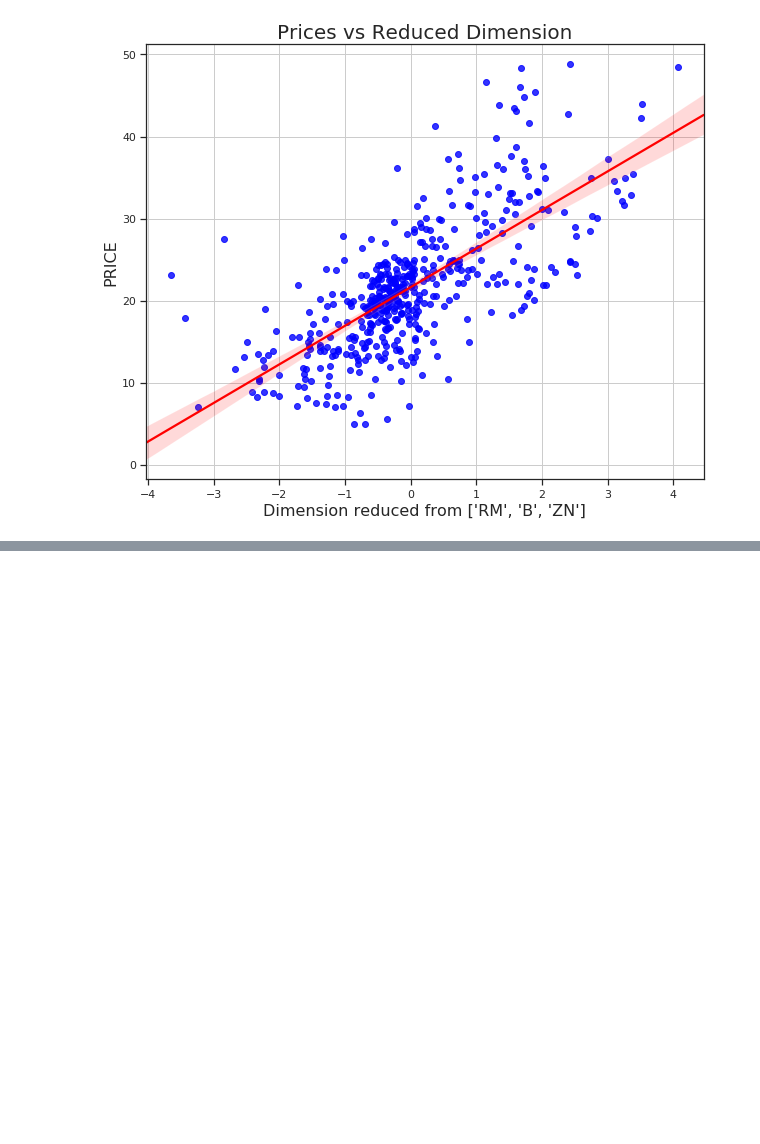
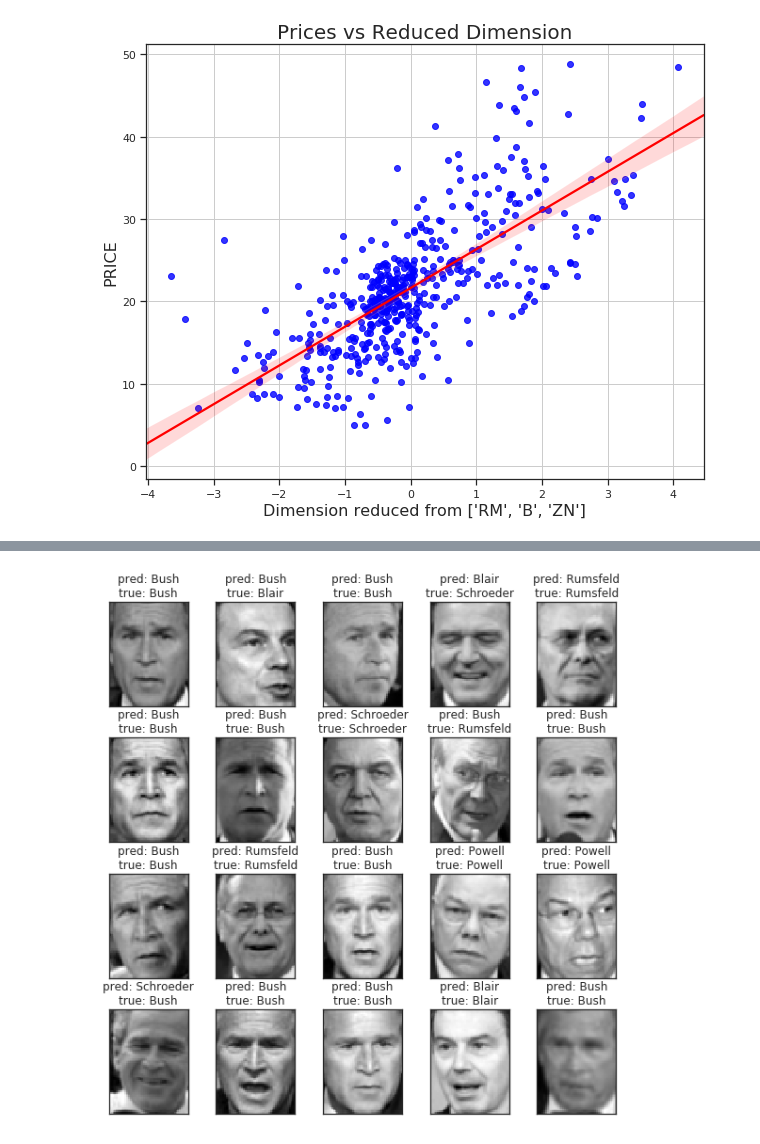
Before and after one commit to jchen8000/MachineLearning, a Jupyter notebook: Clustering and Unsupervised Learning/Principal_Component_Analysis_(PCA).ipynb, the cells around one changed output, grey strips where cells are left out. Saved outputs shown, nothing was run; the diff lists cells and outputs as text; code cells hidden in the pictures; blank space fills up the shorter version.

```diff
--- a/Clustering and Unsupervised Learning/Principal_Component_Analysis_(PCA).ipynb
+++ b/Clustering and Unsupervised Learning/Principal_Component_Analysis_(PCA).ipynb
@@ -245,0 +264,8 @@ FileNotFoundError: ignored
+# %%
+# Compute a PCA
+n_components = 100
+pca = PCA(n_components=n_components, whiten=True).fit(X_train)
+
+# apply PCA transformation
+X_train_pca = pca.transform(X_train)
+X_test_pca = pca.transform(X_test)
@@ -245,0 +276,6 @@ FileNotFoundError: ignored
+# %%
+# train a neural network
+from sklearn.neural_network import MLPClassifier
+
+print("Fitting the classifier to the training set")
+clf = MLPClassifier(hidden_layer_sizes=(1024,), batch_size=256, verbose=True, early_stopping=True).fit(X_train_pca, y_train)
@@ -245,0 +300,5 @@ FileNotFoundError: ignored
+# %%
+from sklearn.metrics import classification_report
+
+y_pred = clf.predict(X_test_pca)
+print(classification_report(y_test, y_pred, target_names=target_names))
@@ -245,0 +317,22 @@ FileNotFoundError: ignored
+# %%
+# Visualization
+def plot_gallery(images, titles, h, w, rows=4, cols=5):
+    plt.figure(figsize=(10,10))
+    plt.subplots_adjust(wspace=0.1, hspace=0.3)
+    for i in range(rows * cols):
+        plt.subplot(rows, cols, i + 1)
+        plt.imshow(images[i].reshape((h, w)), cmap=plt.cm.gray)
+        plt.title(titles[i])
+        plt.xticks(())
+        plt.yticks(())
+
+def titles(y_pred, y_test, target_names):
+    for i in range(y_pred.shape[0]):
+        pred_name = target_names[y_pred[i]].split(' ')[-1]
+        true_name = target_names[y_test[i]].split(' ')[-1]
+        yield 'pred: {0}\ntrue: {1}'.format(pred_name, true_name)
+
+prediction_titles = list(titles(y_pred, y_test, target_names))
+plot_gallery(X_test, prediction_titles, h, w)
+# %% [output]
+[figure, added]
```
Also changed, not shown: parts of 10 cells of this notebook.
